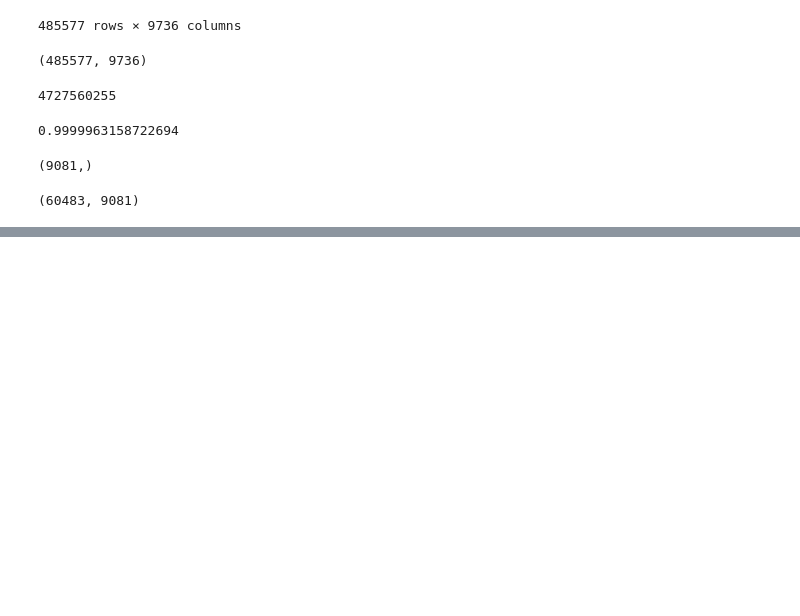
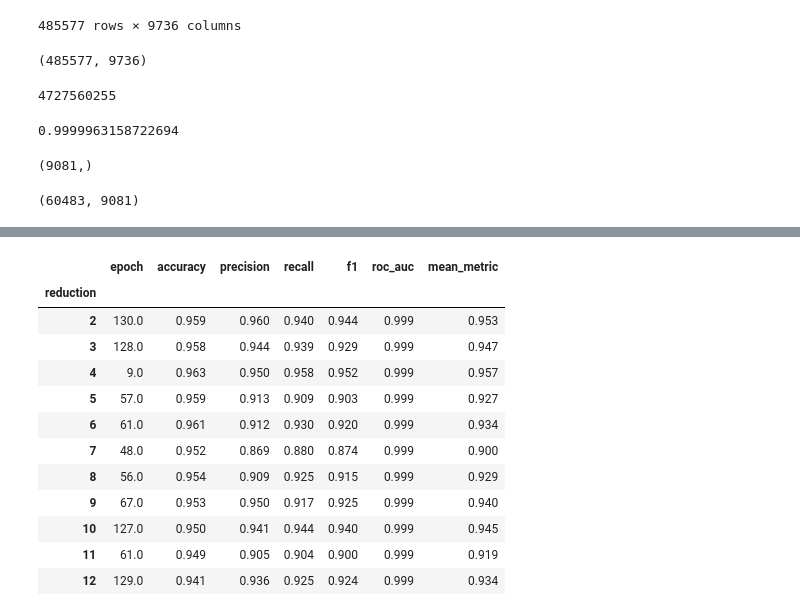
Before and after one commit to hashimsayed0/OmiEmbed, a Jupyter notebook: playground.ipynb, the cells around one changed output, grey strips where cells are left out. Cells and saved outputs as stored; diff of their text form; code cells hidden in the pictures; blank space fills up the shorter version.

```diff
--- a/playground.ipynb
+++ b/playground.ipynb
@@ -310,0 +411,26 @@ np.save('data/AB_inter/B.npy', Bv)
+# %%
+# create new df with columns: reduction, accuracy, precision, recall, f1, roc_auc
+max_acc_df = pd.DataFrame(columns=['reduction', 'epoch', 'accuracy', 'precision', 'recall', 'f1', 'roc_auc', 'mean_metric'])
+max_mean_df = pd.DataFrame(columns=['reduction', 'epoch', 'accuracy', 'precision', 'recall', 'f1', 'roc_auc', 'mean_metric'])
+for subset_num in range(2, 13):
+    path = os.path.join('checkpoints/subset/subset_num/8_4_2', str(subset_num), 'test_summary.txt')
+    # create df from path, where column names are epoch, accuracy, precision, recall, f1, roc_auc
+    # and ignore empty rows, and ignore last value of each line
+    df = pd.read_csv(path, sep='\t', header=None, skiprows=1).dropna(axis=1, how='all')
+    # rename columns as accuracy, precision, recall, f1, roc_auc
+    df.columns = ['epoch', 'accuracy', 'precision', 'recall', 'f1', 'roc_auc']
+    # round values of df to 3 decimal places
+    df = df.round(3)
+    # select values of each column where accuracy is maximum
+    row_max = df.loc[df['accuracy'].idxmax()]
+    # select values of each column where mean of last 5 columns is maximum
+    row_mean = df.loc[df[['accuracy', 'precision', 'recall']].mean(axis=1).idxmax()]
+    # calculate mean of last 5 columns of row_max
+    row_mean_last5 = row_mean[['accuracy', 'precision', 'recall']].mean(axis=0).round(3)
+    # do the same thing above to row_max
+    row_max_last5 = row_max[['accuracy', 'precision', 'recall']].mean(axis=0).round(3)
+    # append reduction + row_max as a new row to max_acc_df
+    max_acc_df = max_acc_df.append(pd.DataFrame([[subset_num] + list(row_max.values) + [row_max_last5]], columns=max_acc_df.columns))
+    max_mean_df = max_mean_df.append(pd.DataFrame([[subset_num] + list(row_mean.values) + [row_mean_last5]], columns=max_mean_df.columns))
+max_acc_df = max_acc_df.set_index('reduction')
+max_mean_df = max_mean_df.set_index('reduction')
@@ -310,0 +439,16 @@ np.save('data/AB_inter/B.npy', Bv)
+# %%
+max_acc_df
+# %% [output]
+|  | epoch | accuracy | precision | recall | f1 | roc_auc | mean_metric |
+| reduction |  |  |  |  |  |  |  |
+| 2 | 130.0 | 0.959 | 0.960 | 0.940 | 0.944 | 0.999 | 0.953 |
+| 3 | 128.0 | 0.958 | 0.944 | 0.939 | 0.929 | 0.999 | 0.947 |
+| 4 | 9.0 | 0.963 | 0.950 | 0.958 | 0.952 | 0.999 | 0.957 |
+| 5 | 57.0 | 0.959 | 0.913 | 0.909 | 0.903 | 0.999 | 0.927 |
+| 6 | 61.0 | 0.961 | 0.912 | 0.930 | 0.920 | 0.999 | 0.934 |
+| 7 | 48.0 | 0.952 | 0.869 | 0.880 | 0.874 | 0.999 | 0.900 |
+| 8 | 56.0 | 0.954 | 0.909 | 0.925 | 0.915 | 0.999 | 0.929 |
+| 9 | 67.0 | 0.953 | 0.950 | 0.917 | 0.925 | 0.999 | 0.940 |
+| 10 | 127.0 | 0.950 | 0.941 | 0.944 | 0.940 | 0.999 | 0.945 |
+| 11 | 61.0 | 0.949 | 0.905 | 0.904 | 0.900 | 0.999 | 0.919 |
+| 12 | 129.0 | 0.941 | 0.936 | 0.925 | 0.924 | 0.999 | 0.934 |
```
Also changed, not shown: parts of 8 cells of this notebook, 12 other files.
